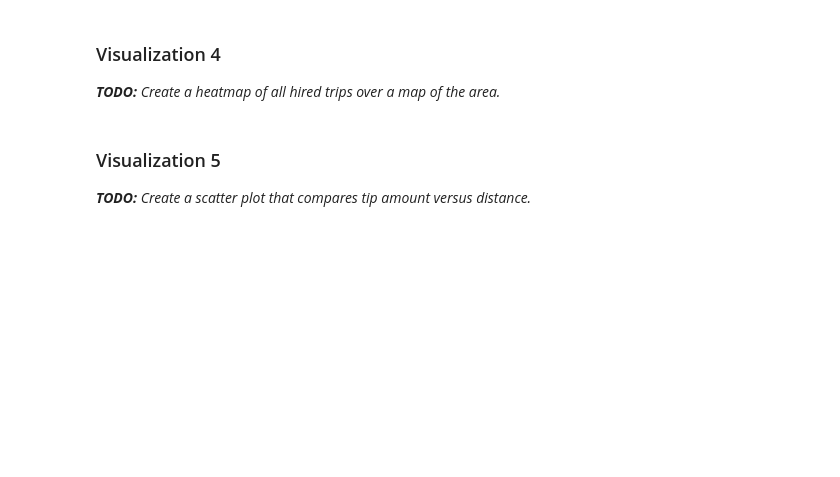
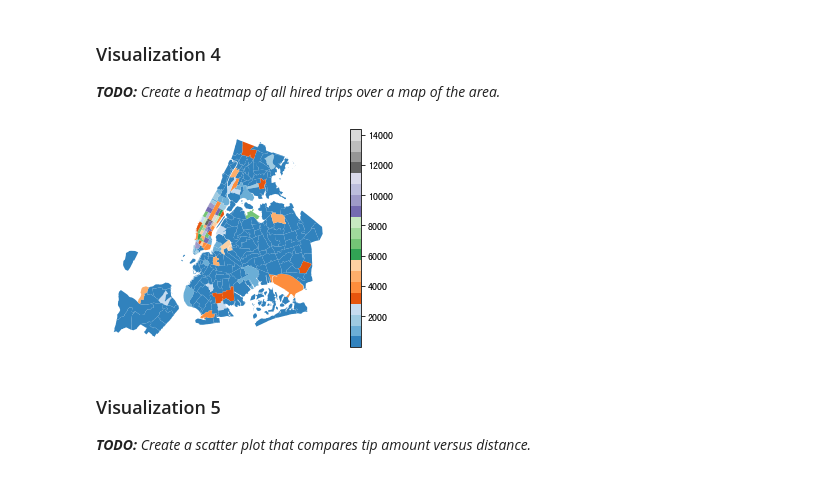
Before and after one commit to ZiyiL21/4501-project, a Jupyter notebook: IEOR 4501-final project-group 8.ipynb, the cells around one changed output. Drawn from its saved outputs; the diff is of its cells as text; code cells hidden in the pictures; blank space fills up the shorter version.

```diff
--- a/IEOR 4501-final project-group 8.ipynb
+++ b/IEOR 4501-final project-group 8.ipynb
@@ -758,17 +841,20 @@ plot_visual_3(dataframe3)
 ### Visualization 4
 
 _**TODO:** Create a heatmap of all hired trips over a map of the area._
-# %%
-def plot_visual_4(dataframe):
-    """Plot the heatmap of all hired trips over a map of the area"""
-    plot_title = "Heatmap for All Hired Trips"
-    fig = px.density_mapbox(dataframe, lat='latitude', lon='longitude', z='count',
-                        mapbox_style="open-street-map")
-    fig.update_mapboxes(center_lat=40.730610)
-    fig.update_mapboxes(center_lon=-73.935242)
-
-    #fig.update_layout(mapbox_bounds={"west": 40.560445, "east": 40.908524, "south": -73.717047, "north":-74.242330})
-    return fig
+# %%
+def plot_visual_4(dataframe):
+    """Plot the heatmap of all hired trips over a map of the area"""
+    plot_title = "Heatmap for All Hired Trips"
+    taxi_zones = gpd.read_file(filename='taxi_zones.zip', engine='fiona')
+    taxi_zones = taxi_zones.to_crs(4326)
+    merged = gpd.sjoin(dataframe, taxi_zones[['LocationID','geometry']], how='left', op='within')
+    merged.dropna(subset=['LocationID'],inplace=True)
+    count = merged.groupby('LocationID')['coords'].count()
+    df = pd.merge(taxi_zones, count, on="LocationID")
+
+    df.plot(column='coords', cmap='tab20c', legend=True, markersize = 10)
+    plt.axis('off')
+    plt.show()
 # %%
 def get_data_for_visual_4():
     # Query SQL database for the data needed.
@@ -788,13 +874,16 @@ def get_data_for_visual_4():
     """
 
     df = pd.read_sql_query(QUERY, engine)
-    data = df.groupby(["pickup_longitude","pickup_latitude"]).size().to_frame()
-    data = data.reset_index()
-    data.columns = ['longitude', 'latitude', 'count']
-    return data
+    df.columns = ['longitude', 'latitude']
+    df['coords'] = list(zip(df['longitude'],df['latitude']))
+    df['coords'] = df['coords'].apply(Point)
+    points = gpd.GeoDataFrame(df, geometry='coords')
+    return points
 # %%
 dataframe4 = get_data_for_visual_4()
-#plot_visual_4(dataframe4)
+plot_visual_4(dataframe4)
+# %% [output]
+[figure, added]
 # %% [markdown]
 ### Visualization 5
 
```
Also changed, not shown: parts of 17 cells of this notebook.
